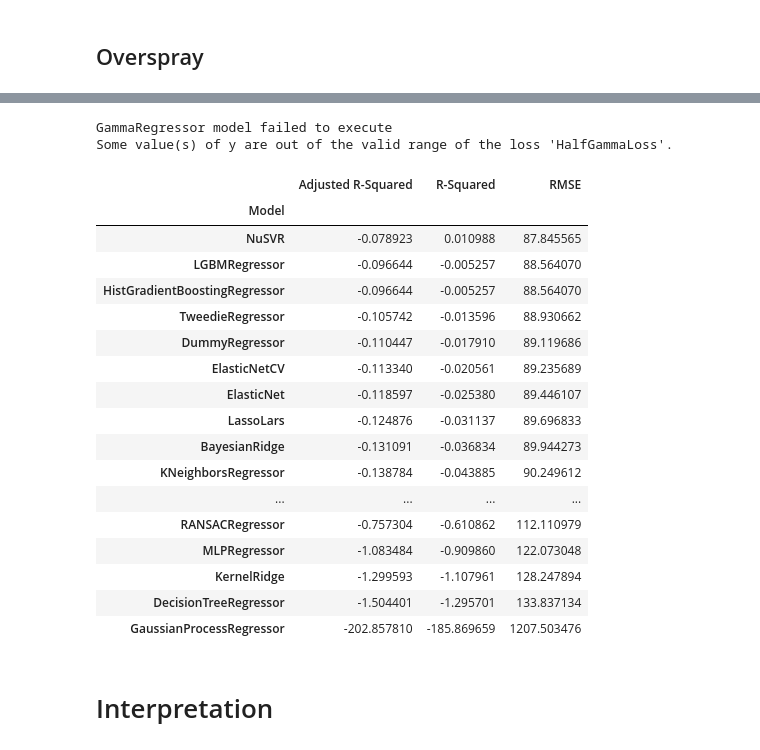
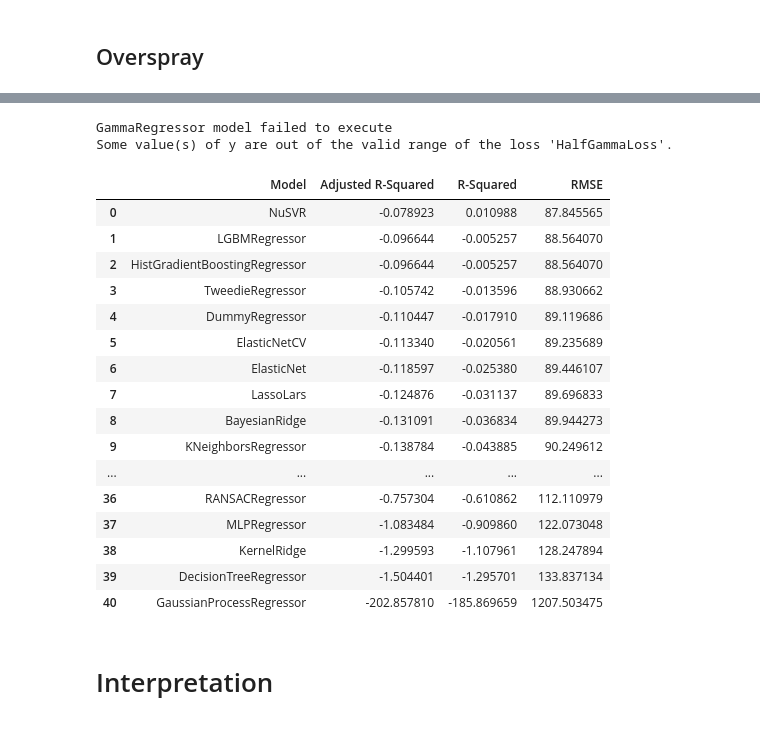
Before and after one commit to ratulalahy/process_property_linkage, a Jupyter notebook: notebooks/prediction/prediction_0.0.2.ipynb, the cells around one changed output, grey strips where cells are left out. Saved outputs shown, nothing was run; the diff lists cells and outputs as text; code cells hidden in the pictures.

```diff
--- a/notebooks/prediction/prediction_0.0.2.ipynb
+++ b/notebooks/prediction/prediction_0.0.2.ipynb
@@ -670,29 +673,30 @@ from pandas.plotting import scatter_matrix
 
 reg = LazyRegressor(ignore_warnings=False, custom_metric=None)
 models, predictions = reg.fit(x_train_os_normalized, x_test_os_normalized, y_train_os['Overspray'], y_test_os['Overspray'])
-
-HTML(models[['Adjusted R-Squared', 'R-Squared', 'RMSE']].style.apply(lambda x: highlight_rows_rmse(x, 118.35),axis=1).to_html())
+models.reset_index(drop = False, inplace = True)
 # %% [output]
 GammaRegressor model failed to execute
 Some value(s) of y are out of the valid range of the loss 'HalfGammaLoss'.
-|  | Adjusted R-Squared | R-Squared | RMSE |
-| Model |  |  |  |
-| NuSVR | -0.078923 | 0.010988 | 87.845565 |
-| LGBMRegressor | -0.096644 | -0.005257 | 88.564070 |
-| HistGradientBoostingRegressor | -0.096644 | -0.005257 | 88.564070 |
-| TweedieRegressor | -0.105742 | -0.013596 | 88.930662 |
-| DummyRegressor | -0.110447 | -0.017910 | 89.119686 |
-| ElasticNetCV | -0.113340 | -0.020561 | 89.235689 |
-| ElasticNet | -0.118597 | -0.025380 | 89.446107 |
-| LassoLars | -0.124876 | -0.031137 | 89.696833 |
-| BayesianRidge | -0.131091 | -0.036834 | 89.944273 |
-| KNeighborsRegressor | -0.138784 | -0.043885 | 90.249612 |
-| ... | ... | ... | ... |
-| RANSACRegressor | -0.757304 | -0.610862 | 112.110979 |
-| MLPRegressor | -1.083484 | -0.909860 | 122.073048 |
-| KernelRidge | -1.299593 | -1.107961 | 128.247894 |
-| DecisionTreeRegressor | -1.504401 | -1.295701 | 133.837134 |
-| GaussianProcessRegressor | -202.857810 | -185.869659 | 1207.503476 |
+# %%
+HTML(models[['Model','Adjusted R-Squared', 'R-Squared', 'RMSE']].style.apply(lambda x: highlight_rows_rmse(x, 102.78),axis=1).to_html())
+# %% [output]
+|  | Model | Adjusted R-Squared | R-Squared | RMSE |
+| 0 | NuSVR | -0.078923 | 0.010988 | 87.845565 |
+| 1 | LGBMRegressor | -0.096644 | -0.005257 | 88.564070 |
+| 2 | HistGradientBoostingRegressor | -0.096644 | -0.005257 | 88.564070 |
+| 3 | TweedieRegressor | -0.105742 | -0.013596 | 88.930662 |
+| 4 | DummyRegressor | -0.110447 | -0.017910 | 89.119686 |
+| 5 | ElasticNetCV | -0.113340 | -0.020561 | 89.235689 |
+| 6 | ElasticNet | -0.118597 | -0.025380 | 89.446107 |
+| 7 | LassoLars | -0.124876 | -0.031137 | 89.696833 |
+| 8 | BayesianRidge | -0.131091 | -0.036834 | 89.944273 |
+| 9 | KNeighborsRegressor | -0.138784 | -0.043885 | 90.249612 |
+| ... | ... | ... | ... | ... |
+| 36 | RANSACRegressor | -0.757304 | -0.610862 | 112.110979 |
+| 37 | MLPRegressor | -1.083484 | -0.909860 | 122.073048 |
+| 38 | KernelRidge | -1.299593 | -1.107961 | 128.247894 |
+| 39 | DecisionTreeRegressor | -1.504401 | -1.295701 | 133.837134 |
+| 40 | GaussianProcessRegressor | -202.857810 | -185.869659 | 1207.503475 |
 # %% [markdown]
 #  Interpretation
 # %% [markdown]
```
Also changed, not shown: parts of 12 cells of this notebook.
